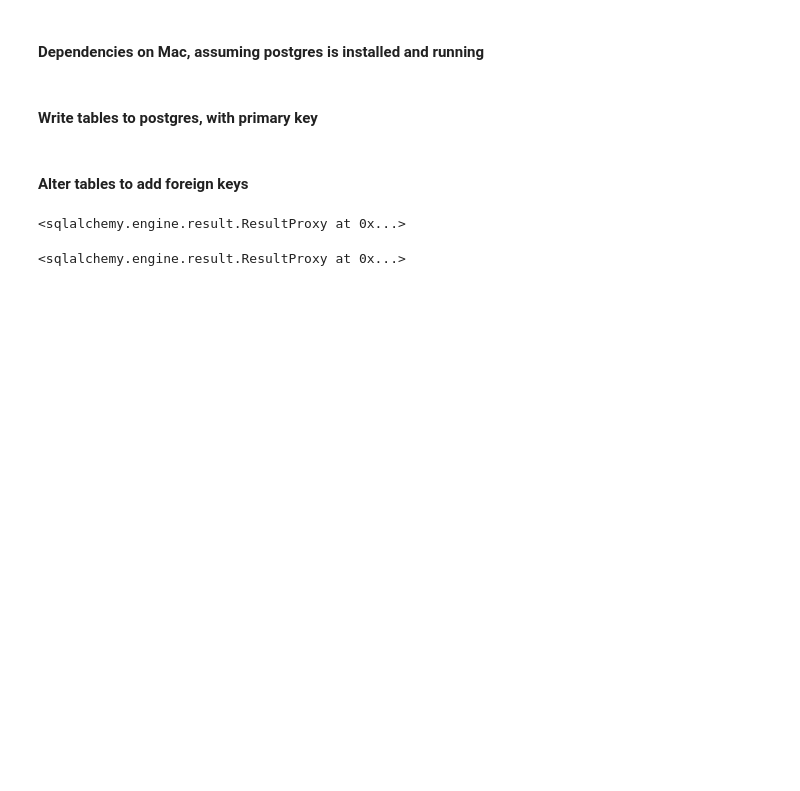
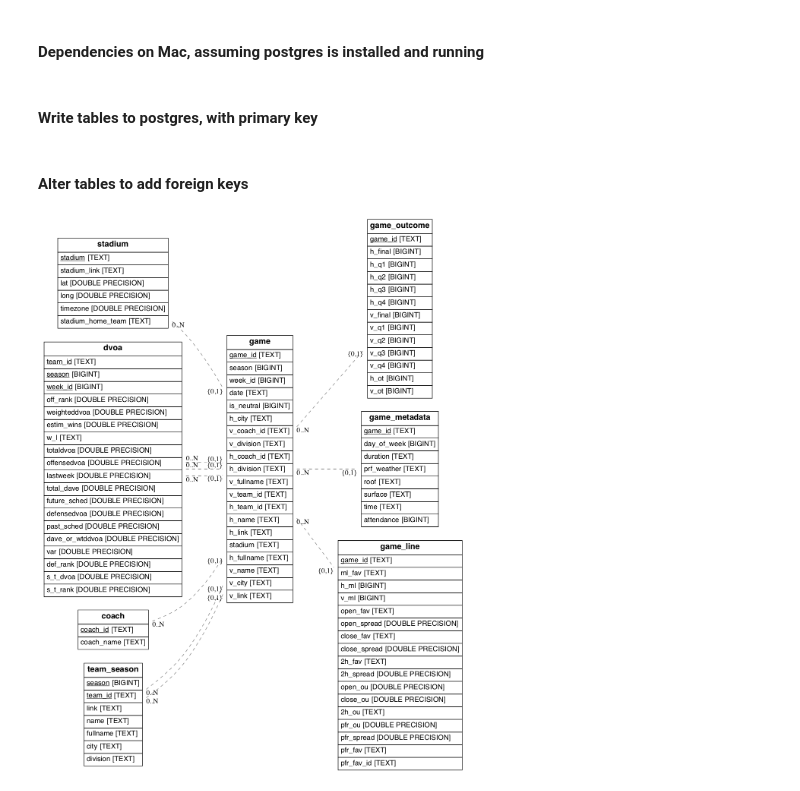
Before and after one commit to joshplotkin/modeling-football-outcomes-2019, a Jupyter notebook: public_er_diagram.ipynb, the cells around one changed output. Saved outputs shown, nothing was run; the diff lists cells and outputs as text; code cells hidden in the pictures; blank space fills up the shorter version.

Commit message:
displayed ER diagram in-line in notebook

```diff
--- a/public_er_diagram.ipynb
+++ b/public_er_diagram.ipynb
@@ -101,8 +103,7 @@ foreign_keys = [
 ]
 
 for tbl, key, fkey in foreign_keys:
-#     for h_v in ['h','v']:
-    for h_v in ['h']:
+    for h_v in ['h']: # 'v'
         fkey_str = ','.join(fkey).format(h_v)
         nm = fkey_str.replace(',','_')
         key_str = ','.join(key)
@@ -112,7 +113,7 @@ for tbl, key, fkey in foreign_keys:
             REFERENCES {}({})
             ON DELETE CASCADE;
         '''.format(nm, fkey_str, tbl, key_str)
-        _ db.execute(sql)
+        _ = db.execute(sql)
 
 sql = '''ALTER TABLE game
     ADD CONSTRAINT stadium_foreign
@@ -121,9 +122,6 @@ sql = '''ALTER TABLE game
     ON DELETE CASCADE;
 '''
 _ = db.execute(sql)
-# %% [output]
-<sqlalchemy.engine.result.ResultProxy at 0x...>
-<sqlalchemy.engine.result.ResultProxy at 0x...>
 # %%
 CONNECT_STR="'postgresql+psycopg2://joshplotkin@localhost:5432/football_data'"
 !export DYLD_LIBRARY_PATH=/usr/local/Cellar/openssl@1.1/1.1.1a/lib && \
@@ -131,0 +129,4 @@ CONNECT_STR="'postgresql+psycopg2://joshplotkin@localhost:5432/football_data'"
+# %%
+Image(filename='er_diagram.png')
+# %% [output]
+[figure, added]
```
Also changed, not shown: parts of 3 cells of this notebook.
